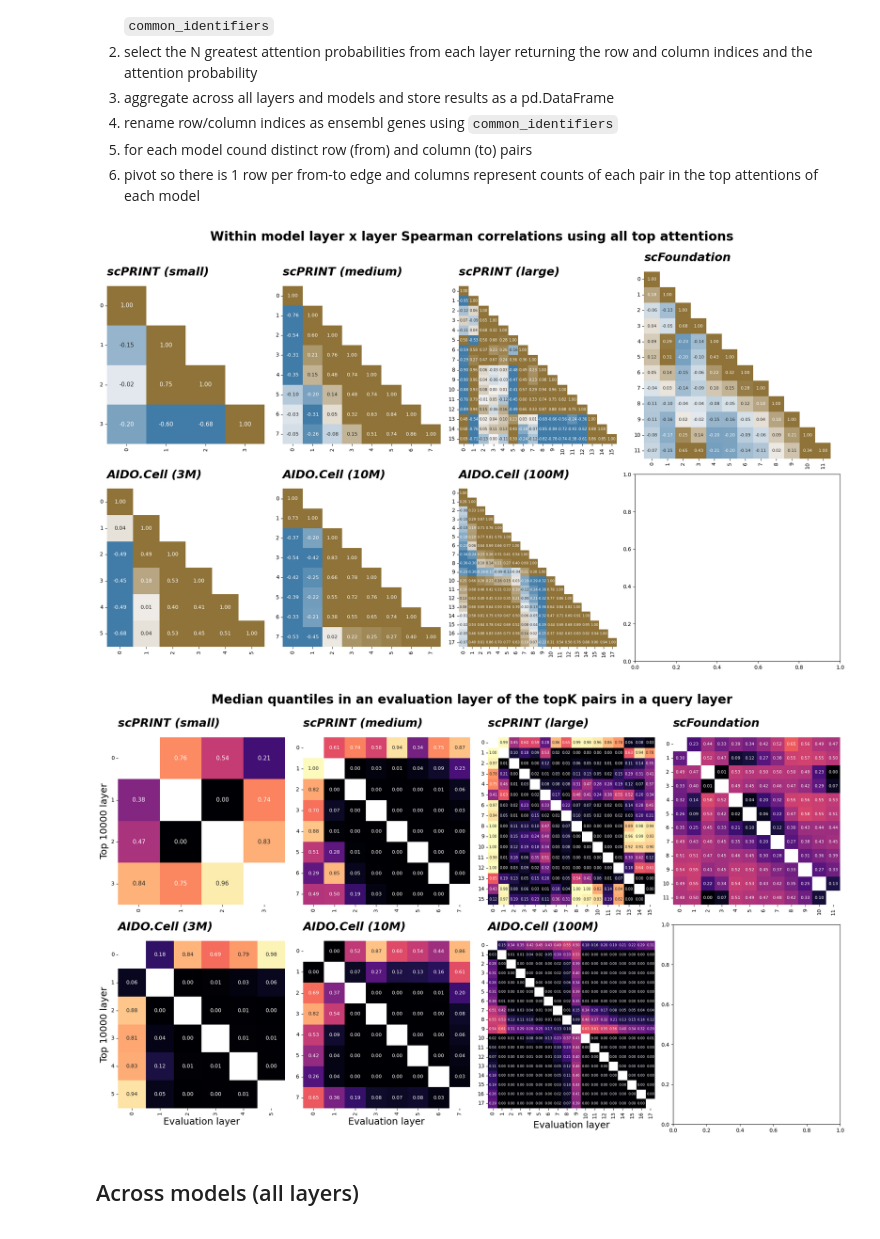
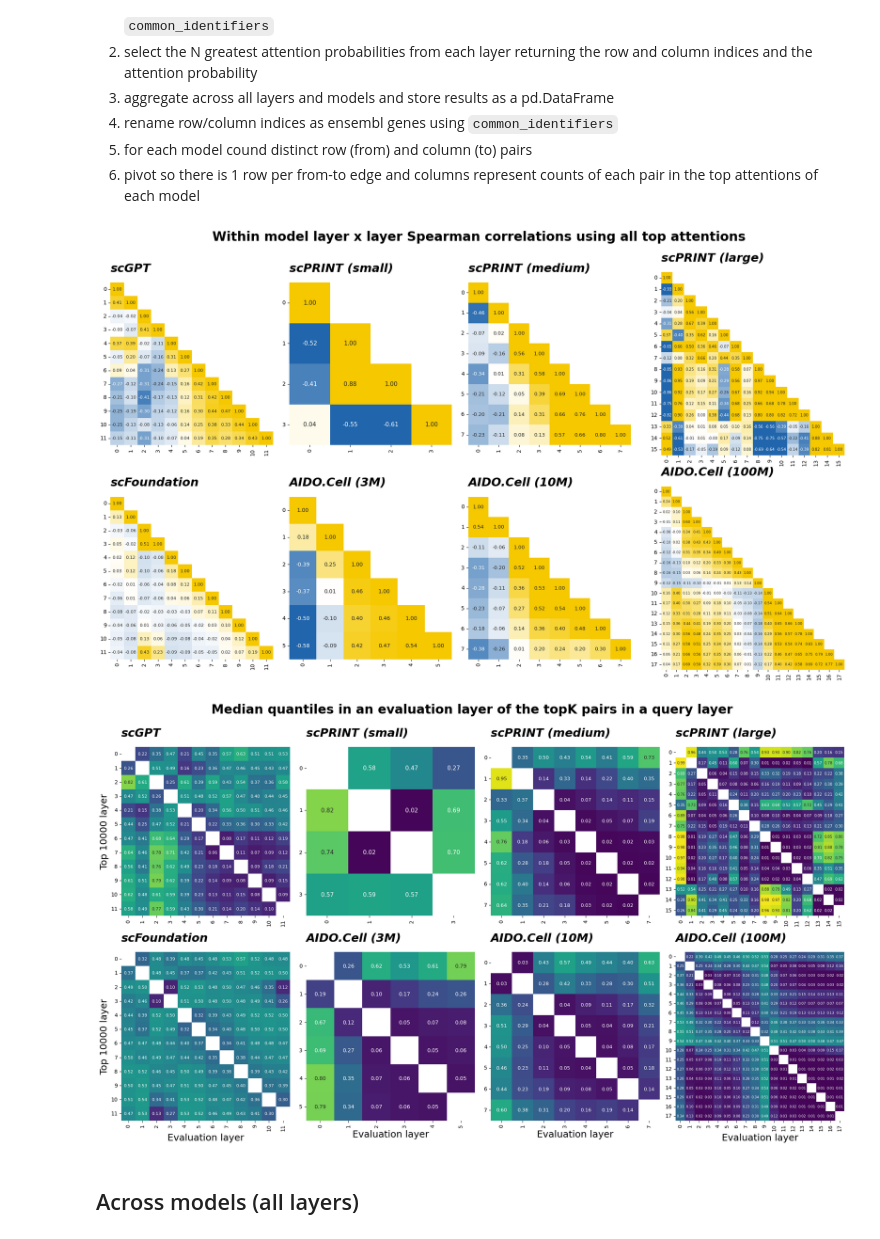
Before and after one commit to napistu/napistu-scrapyard, a Jupyter notebook: applications/foundation_models/compare_embeddings.ipynb, the cells around one changed output. Drawn from its saved outputs; the diff is of its cells as text; code cells hidden in the pictures.

```diff
--- a/applications/foundation_models/compare_embeddings.ipynb
+++ b/applications/foundation_models/compare_embeddings.ipynb
@@ -254,8 +155,12 @@ for category, include_scgpt in runs:
 
     attended_embeddings = AttendedEmbeddingsSet.from_expression(models_subset, EMBEDDING_DATASET, category)
 
-    comparisons = compare_foundation_models(
-        attended_embeddings, TOP_K, CONSENSUS_METHOD, BY_ABSOLUTE_VALUE, IGNORE_SELF_ATTENTION, VERBOSE
+    comparisons = attended_embeddings.compare(
+        top_k = TOP_K,
+        consensus_method = CONSENSUS_METHOD,
+        by_absolute_value = BY_ABSOLUTE_VALUE,
+        ignore_self_attention = IGNORE_SELF_ATTENTION,
+        verbose = VERBOSE
     )
 
     save_pickle(cache_path, comparisons)
@@ -359,3 +201,11 @@ comparisons["cross_model_consensus_top_attentions_rank_agreement"] = pd.concat([
+# %%
+# select summaries that will be used for the majority of the plots - some will compare results across model sets with and without scGPT
+comparisons = model_summaries[INCLUDE_SCGPT]["comparisons"]
+model_order = model_summaries[INCLUDE_SCGPT]["model_comparison_metadata"]["model_order"]
+
+# remove some unsued information from the summary version which isn't referenced by INCLUDE_SCGPT
+UNNEEDED_KEYS = ["gene_embedding_correlations", "model_layer_correlations", "cross_model_consensus_top_attentions", "cross_model_consensus_top_attentions_rank_agreement"]
+model_summaries[not INCLUDE_SCGPT]["comparisons"] = {k: v for k, v in model_summaries[not INCLUDE_SCGPT]["comparisons"].items() if k not in UNNEEDED_KEYS}
 # %% [markdown]
 ## Compare embeddings
 
@@ -487,10 +337,10 @@ for idx, model_name in enumerate(model_order):
         title=model_name,
         cbar=False,
         fmt='.2f',
-        vmax=0.3,
-        vmin=-0.3,
+        vmax=0.5,
+        vmin=-0.5,
         cbar_label='Spearman ρ',
-        cmap=sns.diverging_palette(240, 60, as_cmap=True),
+        cmap=bwy,
         mask_upper_triangle=True,
         square=True,
         title_size=22,
@@ -503,7 +353,7 @@ plt.suptitle("Within model layer x layer Spearman correlations using all top att
 plt.tight_layout(rect=[0, 0, 1, 0.98])
 plt.show()
 # %% [output]
-[figure, old version]
+[figure, new version]
 # %%
 model_layer_rank_agreement = comparisons["model_layer_rank_agreement"]
 
@@ -515,35 +365,35 @@ for idx, model_name in enumerate(model_order):
 
     conditional_quantiles = model_layer_rank_agreement[model_name].pivot_table(index = "query_layer", columns = "eval_layer", values = "median_quantile", aggfunc = "median")
 
     x_title = "Evaluation layer" if idx >= N_COLUMNS else None
     y_title = f"Top {TOP_K} layer" if idx % N_COLUMNS == 0 else None
     annot_size = 15 - 2*np.sqrt(conditional_quantiles.shape[0])
 
     plot_heatmap(
         conditional_quantiles,
         row_labels = range(conditional_quantiles.shape[0]),
         title=model_name,
         xlabel=x_title,
         ylabel=y_title,
         cbar=False,
-        cmap="magma",
+        cmap="viridis",
         fmt='.2f',
         vmax=1,
         vmin=0,
         mask_upper_triangle=False,
         square=True,
         title_size=22,
         axis_title_size=18,
         annot_size=annot_size,
         title_fontstyle="italic",
         ax=axes[idx],
     )
 
 plt.suptitle("Median quantiles in an evaluation layer of the topK pairs in a query layer", fontsize=24, fontweight="bold")
 plt.tight_layout(rect=[0, 0, 1, 0.98])
 plt.show()
 # %% [output]
-[figure, old version]
+[figure, new version]
 # %% [markdown]
 ## Across models (all layers)
 # %%
```
Also changed, not shown: parts of 28 cells of this notebook.
